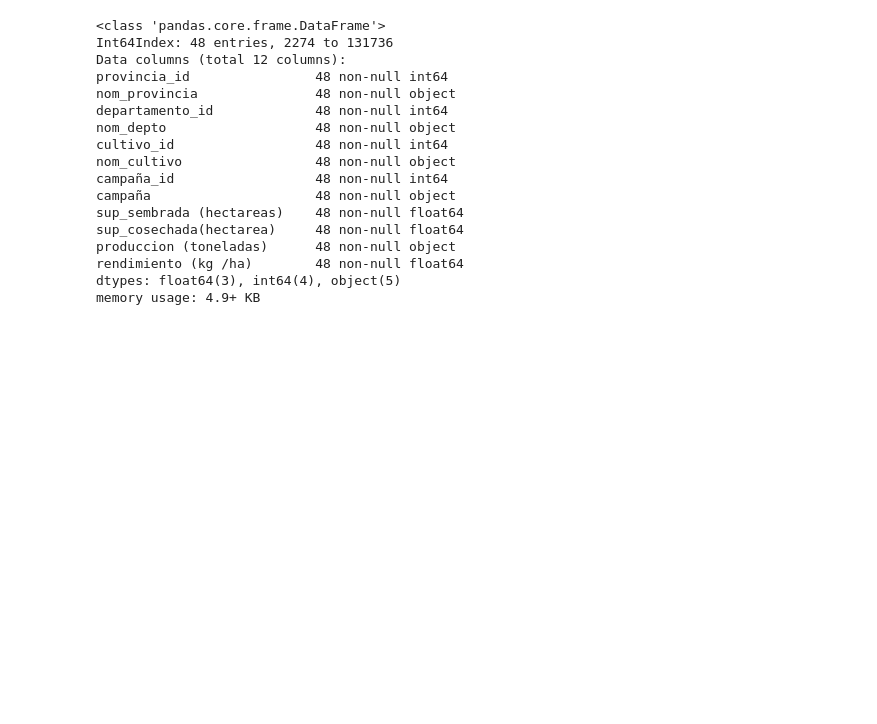
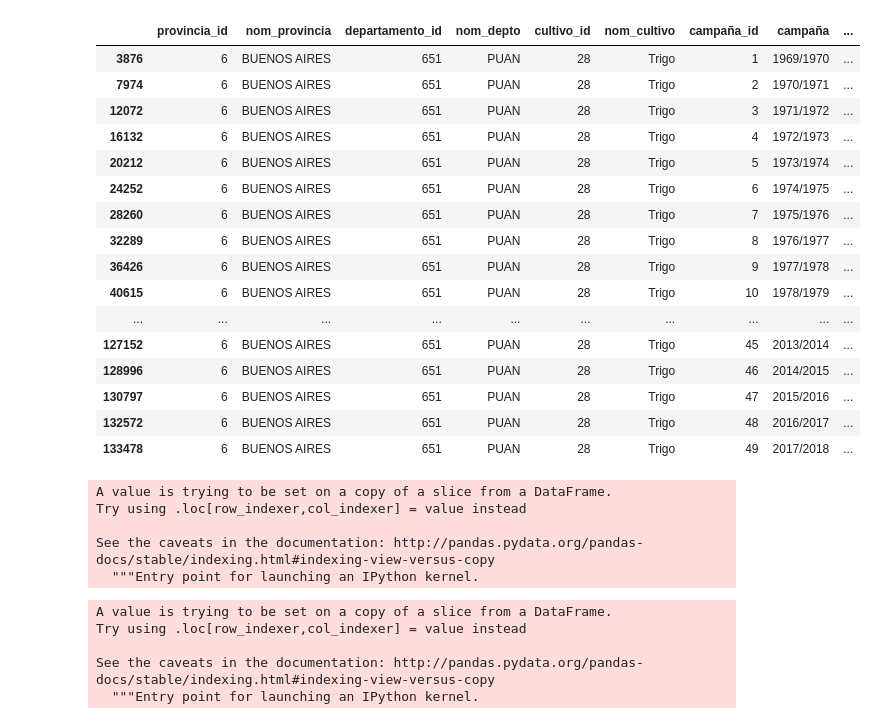
Before and after one commit to EvaSalomon/acamica, a Jupyter notebook: precipitaciones/Produccion.ipynb, the cells around one changed output. Drawn from its saved outputs; the diff is of its cells as text; code cells hidden in the pictures; blank space fills up the shorter version.

Commit message:
- Separando el año de campaña

```diff
--- a/precipitaciones/Produccion.ipynb
+++ b/precipitaciones/Produccion.ipynb
@@ -23,24 +23,39 @@ df.head()
 | 3 | 6 | BUENOS AIRES | 28 | ALMIRANTE BROWN | 1 | Ajo | 1 | 1969/1970 | ... |
 | 4 | 6 | BUENOS AIRES | 77 | ARRECIFES | 1 | Ajo | 1 | 1969/1970 | ... |
 # %%
-df_maiz = df.loc[(df.nom_cultivo == 'Maiz') & (df.nom_depto == 'PUAN')]
+df_trigo = df.loc[(df.nom_cultivo == 'Trigo') & (df.nom_depto == 'PUAN')]
+df_trigo
+# %% [output]
+|  | provincia_id | nom_provincia | departamento_id | nom_depto | cultivo_id | nom_cultivo | campaña_id | campaña | ... |
+| 3876 | 6 | BUENOS AIRES | 651 | PUAN | 28 | Trigo | 1 | 1969/1970 | ... |
+| 7974 | 6 | BUENOS AIRES | 651 | PUAN | 28 | Trigo | 2 | 1970/1971 | ... |
+| 12072 | 6 | BUENOS AIRES | 651 | PUAN | 28 | Trigo | 3 | 1971/1972 | ... |
+| 16132 | 6 | BUENOS AIRES | 651 | PUAN | 28 | Trigo | 4 | 1972/1973 | ... |
+| 20212 | 6 | BUENOS AIRES | 651 | PUAN | 28 | Trigo | 5 | 1973/1974 | ... |
+| 24252 | 6 | BUENOS AIRES | 651 | PUAN | 28 | Trigo | 6 | 1974/1975 | ... |
+| 28260 | 6 | BUENOS AIRES | 651 | PUAN | 28 | Trigo | 7 | 1975/1976 | ... |
+| 32289 | 6 | BUENOS AIRES | 651 | PUAN | 28 | Trigo | 8 | 1976/1977 | ... |
+| 36426 | 6 | BUENOS AIRES | 651 | PUAN | 28 | Trigo | 9 | 1977/1978 | ... |
+| 40615 | 6 | BUENOS AIRES | 651 | PUAN | 28 | Trigo | 10 | 1978/1979 | ... |
+| ... | ... | ... | ... | ... | ... | ... | ... | ... | ... |
+| 127152 | 6 | BUENOS AIRES | 651 | PUAN | 28 | Trigo | 45 | 2013/2014 | ... |
+| 128996 | 6 | BUENOS AIRES | 651 | PUAN | 28 | Trigo | 46 | 2014/2015 | ... |
+| 130797 | 6 | BUENOS AIRES | 651 | PUAN | 28 | Trigo | 47 | 2015/2016 | ... |
+| 132572 | 6 | BUENOS AIRES | 651 | PUAN | 28 | Trigo | 48 | 2016/2017 | ... |
+| 133478 | 6 | BUENOS AIRES | 651 | PUAN | 28 | Trigo | 49 | 2017/2018 | ... |
-# %%
-df_maiz.info()
-# %% [output]
-<class 'pandas.core.frame.DataFrame'>
-Int64Index: 48 entries, 2274 to 131736
-Data columns (total 12 columns):
-provincia_id                48 non-null int64
-nom_provincia               48 non-null object
-departamento_id             48 non-null int64
-nom_depto                   48 non-null object
-cultivo_id                  48 non-null int64
-nom_cultivo                 48 non-null object
-campaña_id                  48 non-null int64
-campaña                     48 non-null object
-sup_sembrada (hectareas)    48 non-null float64
-sup_cosechada(hectarea)     48 non-null float64
-produccion (toneladas)      48 non-null object
-rendimiento (kg /ha)        48 non-null float64
-dtypes: float64(3), int64(4), object(5)
-memory usage: 4.9+ KB
+# %%
+df_trigo['campaña'] = df_trigo['campaña'].str.split('/')
+# %% [output]
+A value is trying to be set on a copy of a slice from a DataFrame.
+Try using .loc[row_indexer,col_indexer] = value instead
+
+See the caveats in the documentation: http://pandas.pydata.org/pandas-docs/stable/indexing.html#indexing-view-versus-copy
+  """Entry point for launching an IPython kernel.
+# %%
+df_trigo['inicio'] = df_trigo['campaña'].apply(lambda x : x[0])
+# %% [output]
+A value is trying to be set on a copy of a slice from a DataFrame.
+Try using .loc[row_indexer,col_indexer] = value instead
+
+See the caveats in the documentation: http://pandas.pydata.org/pandas-docs/stable/indexing.html#indexing-view-versus-copy
+  """Entry point for launching an IPython kernel.
```
Also changed, not shown: parts of 2 cells of this notebook, 2 other files.
